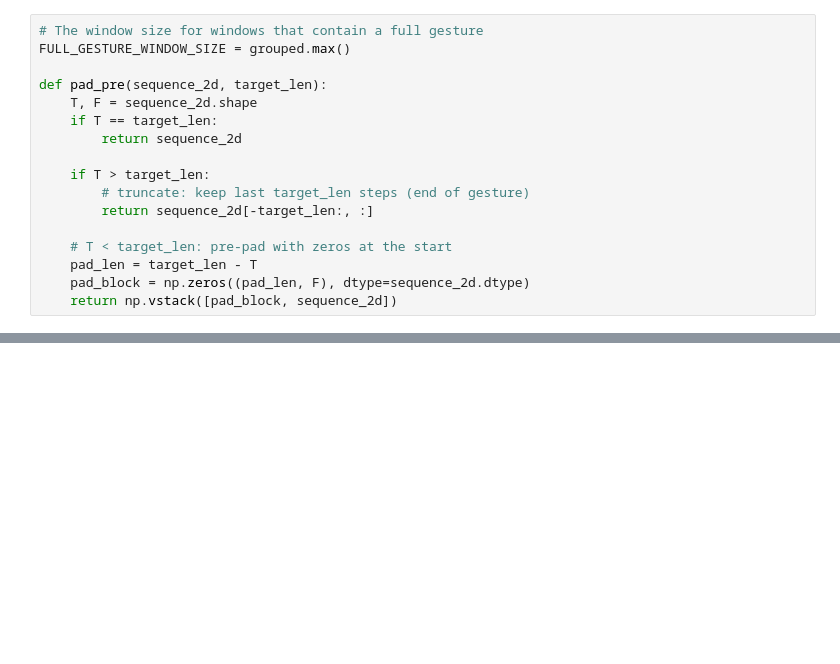
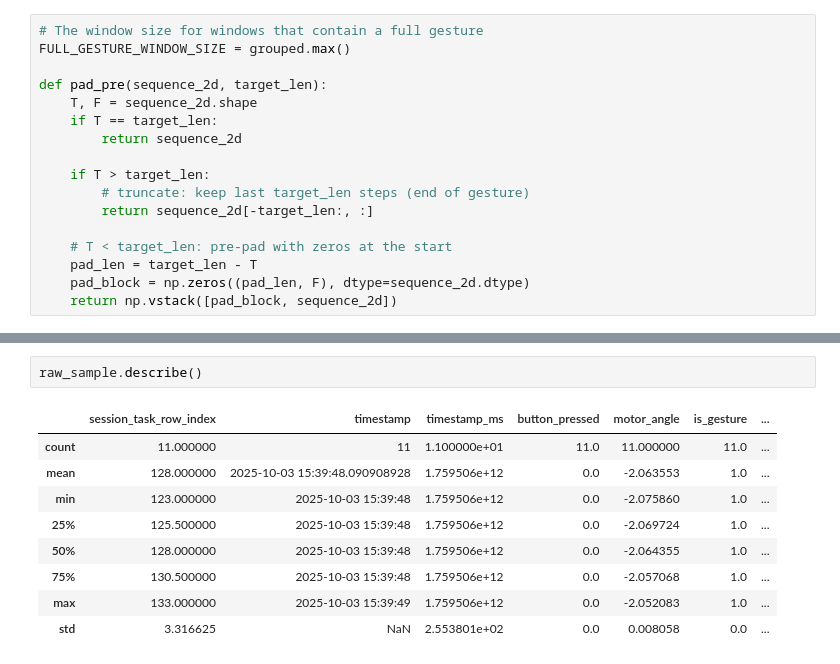
Before and after one commit to gutentag2012/master-knob-data-analysis, a Jupyter notebook: machinel-learning.ipynb, the cells around one changed output, grey strips where cells are left out. Drawn from its saved outputs; the diff is of its cells as text; blank space fills up the shorter version.

```diff
--- a/machinel-learning.ipynb
+++ b/machinel-learning.ipynb
@@ -389,0 +954,12 @@ Total number of windows: 916
+# %%
+raw_sample.describe()
+# %% [output]
+|  | session_task_row_index | timestamp | timestamp_ms | button_pressed | motor_angle | is_gesture | ... |
+| count | 11.000000 | 11 | 1.100000e+01 | 11.0 | 11.000000 | 11.0 | ... |
+| mean | 128.000000 | 2025-10-03 15:39:48.090908928 | 1.759506e+12 | 0.0 | -2.063553 | 1.0 | ... |
+| min | 123.000000 | 2025-10-03 15:39:48 | 1.759506e+12 | 0.0 | -2.075860 | 1.0 | ... |
+| 25% | 125.500000 | 2025-10-03 15:39:48 | 1.759506e+12 | 0.0 | -2.069724 | 1.0 | ... |
+| 50% | 128.000000 | 2025-10-03 15:39:48 | 1.759506e+12 | 0.0 | -2.064355 | 1.0 | ... |
+| 75% | 130.500000 | 2025-10-03 15:39:48 | 1.759506e+12 | 0.0 | -2.057068 | 1.0 | ... |
+| max | 133.000000 | 2025-10-03 15:39:49 | 1.759506e+12 | 0.0 | -2.052083 | 1.0 | ... |
+| std | 3.316625 | NaN | 2.553801e+02 | 0.0 | 0.008058 | 0.0 | ... |
```
Also changed, not shown: parts of 39 cells of this notebook, 7 other files.
